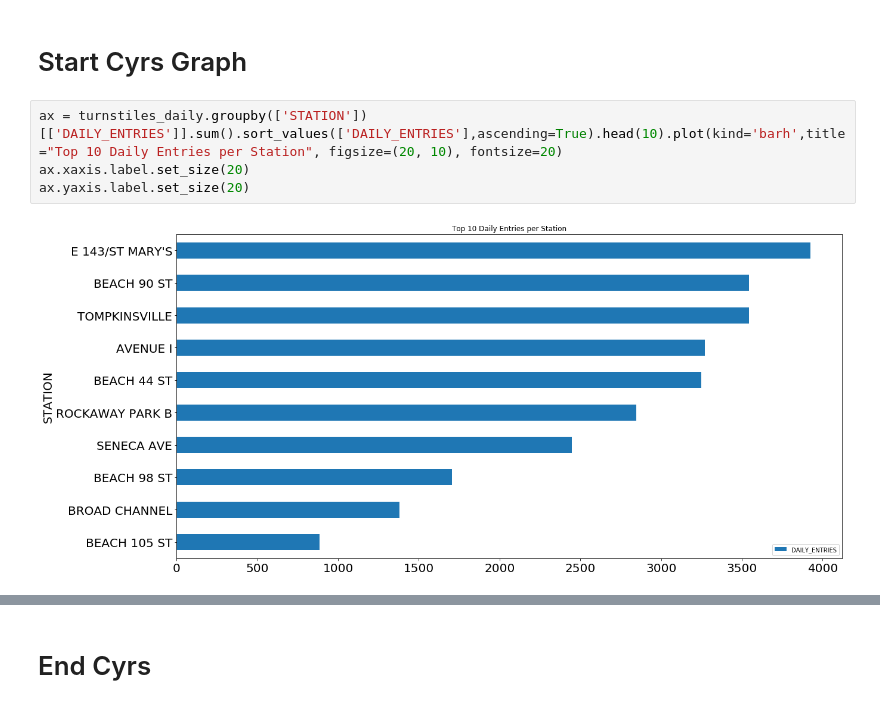
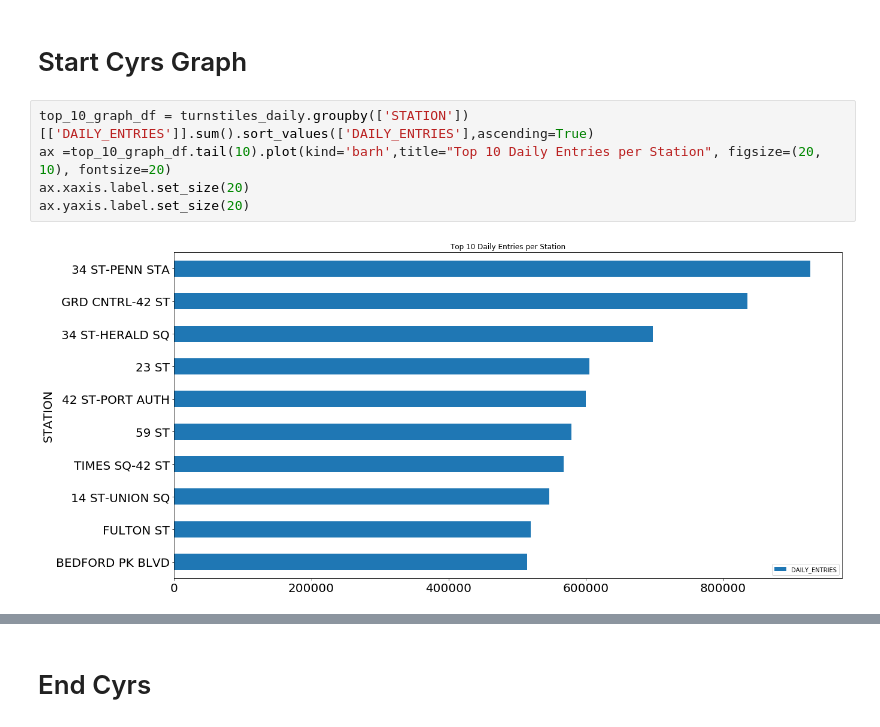
Before and after one commit to cyrus-rustomji/metis_projects, a Jupyter notebook: FirstProejct.ipynb, the cells around one changed output, grey strips where cells are left out. Saved outputs shown, nothing was run; the diff lists cells and outputs as text.

```diff
--- a/FirstProejct.ipynb
+++ b/FirstProejct.ipynb
@@ -447,8 +447,9 @@ turnstiles_daily_byStation_df.sort_values('DAILY_ENTRIES',ascending=False)
 # %% [markdown]
 # Start Cyrs Graph
 # %%
-ax = turnstiles_daily.groupby(['STATION'])[['DAILY_ENTRIES']].sum().sort_values(['DAILY_ENTRIES'],ascending=True).head(10).plot(kind='barh',title="Top 10 Daily Entries per Station", figsize=(20, 10), fontsize=20)
+top_10_graph_df = turnstiles_daily.groupby(['STATION'])[['DAILY_ENTRIES']].sum().sort_values(['DAILY_ENTRIES'],ascending=True)
+ax =top_10_graph_df.tail(10).plot(kind='barh',title="Top 10 Daily Entries per Station", figsize=(20, 10), fontsize=20)
 ax.xaxis.label.set_size(20)
 ax.yaxis.label.set_size(20)
 # %% [output]
-[figure, old version]
+[figure, new version]
```
Also changed, not shown: parts of 16 cells of this notebook, 1 other file.
